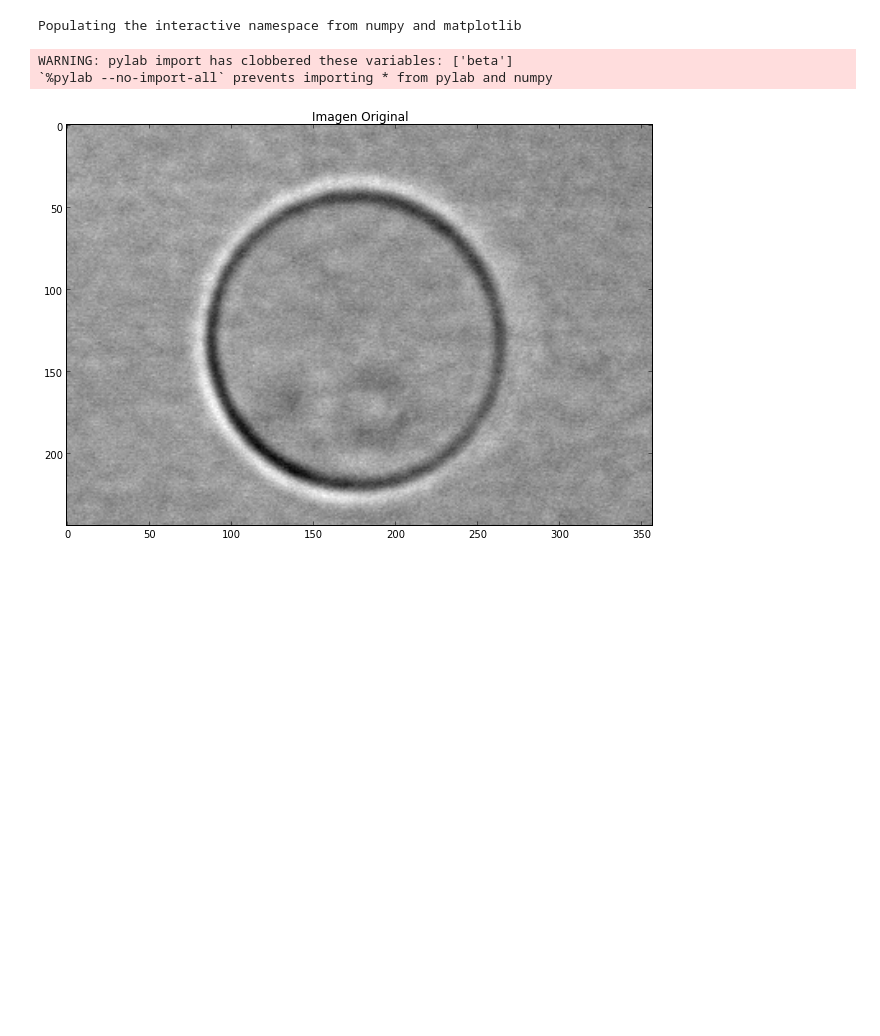
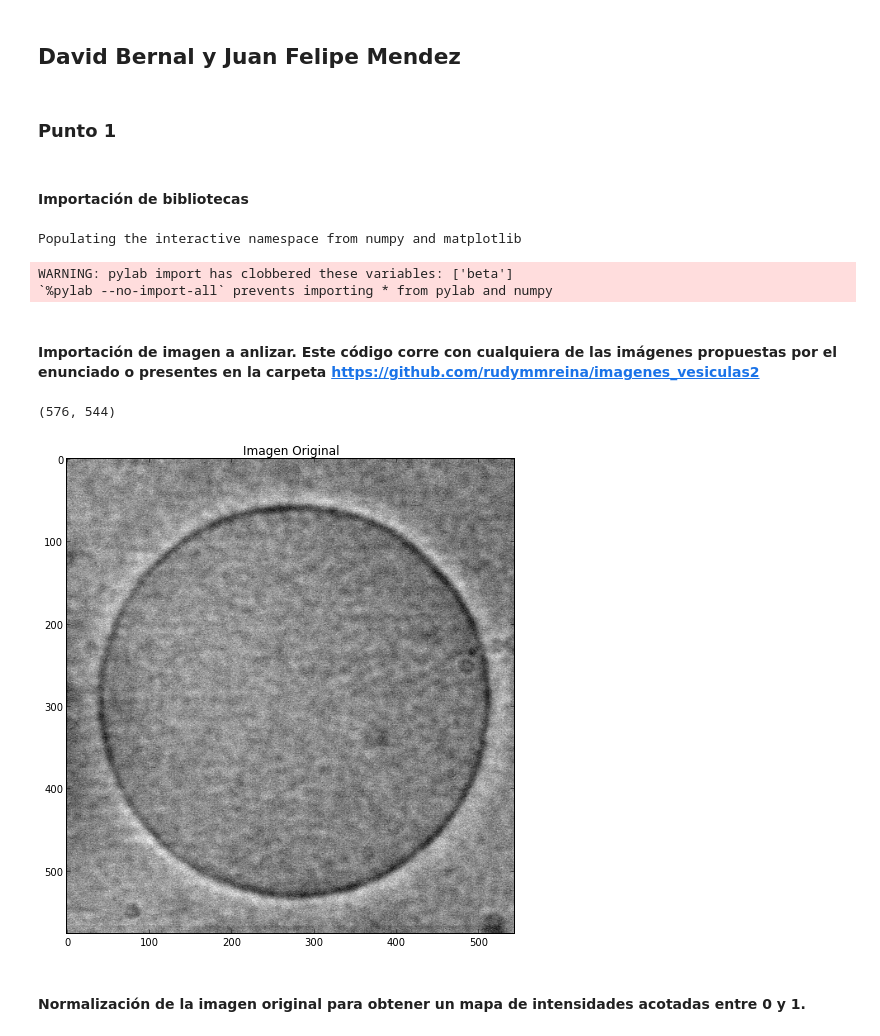
Before and after one commit to bernalde/Bernal_Mendez_hw8, a Jupyter notebook: Punto_1/Punto_1.ipynb, the cells around one changed output. Drawn from its saved outputs; the diff is of its cells as text; code cells hidden in the pictures; blank space fills up the shorter version.

Commit message:
Punto 1 cuasilisto

```diff
--- a/Punto_1/Punto_1.ipynb
+++ b/Punto_1/Punto_1.ipynb
@@ -1,3 +3,9 @@
+# %% [markdown]
+## David Bernal y Juan Felipe Mendez
+# %% [markdown]
+### Punto 1
+# %% [markdown]
+#### Importación de bibliotecas
 # %%
 %pylab inline
 import matplotlib.pyplot as plt
@@ -6,16 +14,28 @@ import numpy as np
 Populating the interactive namespace from numpy and matplotlib
 WARNING: pylab import has clobbered these variables: ['beta']
 `%pylab --no-import-all` prevents importing * from pylab and numpy
+# %% [markdown]
+#### Importación de imagen a anlizar. Este código corre con cualquiera de las imágenes propuestas por el enunciado o presentes en la carpeta https://github.com/rudymmreina/imagenes_vesiculas2
 # %%
-name="colesterol-1.tif"
-#name="ves_full_150_002-1.tif"
+#name="colesterol-1.tif"
+name="ves_full_150_002-1.tif"
+#name="guv_spim0000.tif"
+#name="guv_spim0015.tif"
+#name="guv_spim0027.tif"
+#name="guv_spim0095.tif"
+#name="guv_spim0098.tif"
 Im1 = pylab.imread(name)
 fig = figure(1, figsize=(10.5,8.5))
-imshow(Im1[:,:],cmap='gray')
+imshow(Im1,cmap="gray")
 plt.title('Imagen Original', fontsize=12)
-[xf,yf]=shape(Im1)
+xf=shape(Im1)[0]
+yf=shape(Im1)[1]
+print shape(Im1)
 # %% [output]
+(576, 544)
-[figure, old version]
+[figure, new version]
+# %% [markdown]
+#### Normalización de la imagen original para obtener un mapa de intensidades acotadas entre 0 y 1.
 # %%
 maxInt=amax(Im1)
 minInt=amin(Im1)
```
Also changed, not shown: parts of 22 cells of this notebook, 8 other files.
